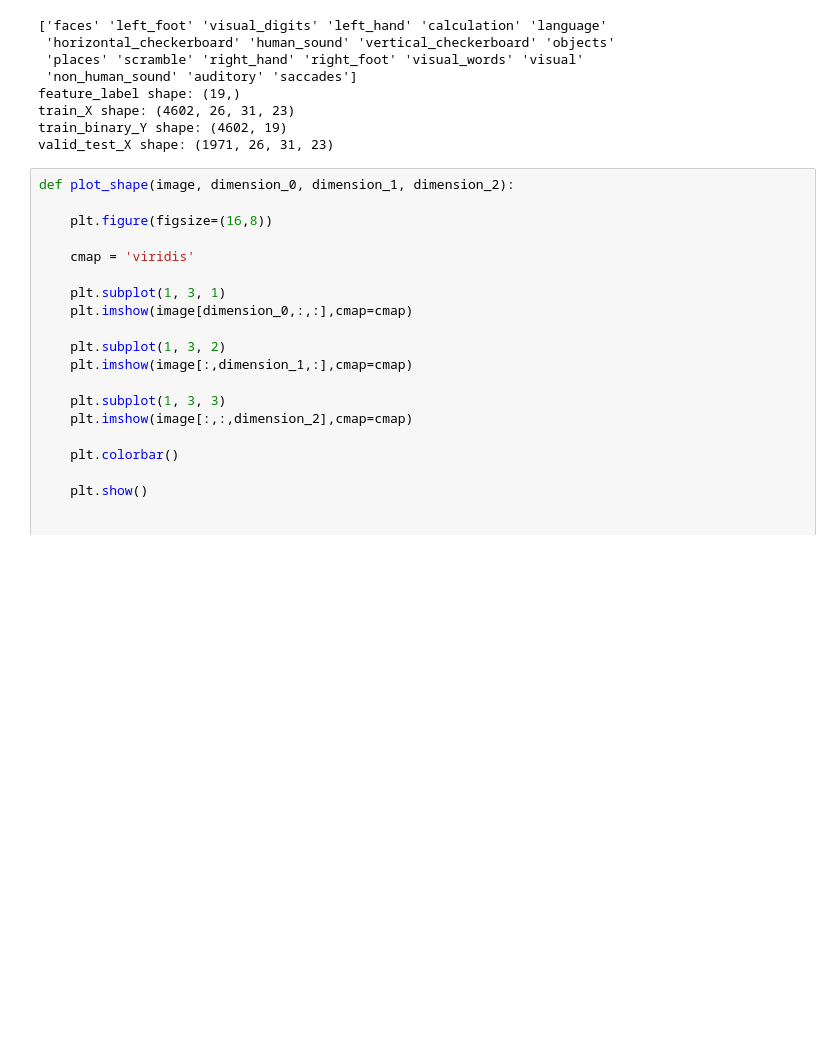
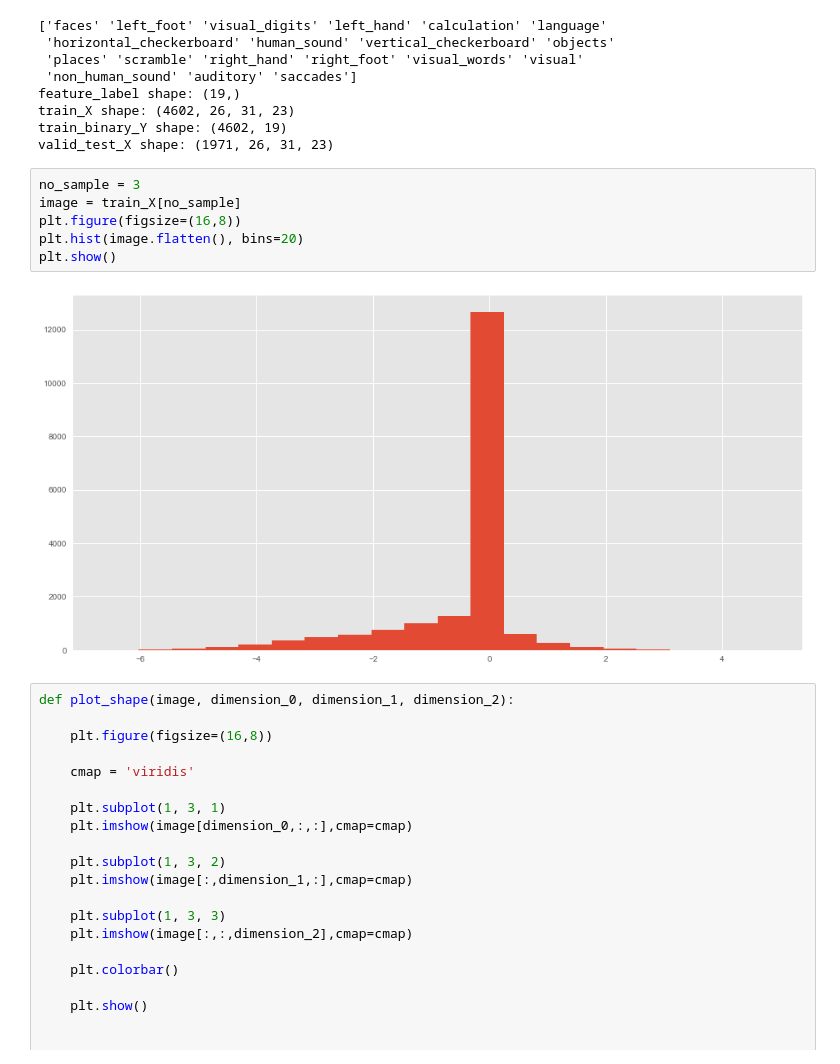
Before and after one commit to WesleyyC/fMRI-classification, a Jupyter notebook: data_preprocess_analyze/Data_Analyze_Wes.ipynb, the cells around one changed output. Drawn from its saved outputs; the diff is of its cells as text; blank space fills up the shorter version.

```diff
--- a/data_preprocess_analyze/Data_Analyze_Wes.ipynb
+++ b/data_preprocess_analyze/Data_Analyze_Wes.ipynb
@@ -31,6 +31,14 @@ feature_label shape: (19,)
 train_X shape: (4602, 26, 31, 23)
 train_binary_Y shape: (4602, 19)
 valid_test_X shape: (1971, 26, 31, 23)
+# %%
+no_sample = 3
+image = train_X[no_sample]
+plt.figure(figsize=(16,8))
+plt.hist(image.flatten(), bins=20)
+plt.show()
+# %% [output]
+[figure, added]
 # %%
 def plot_shape(image, dimension_0, dimension_1, dimension_2):
 
```
Also changed, not shown: 3 other files.
